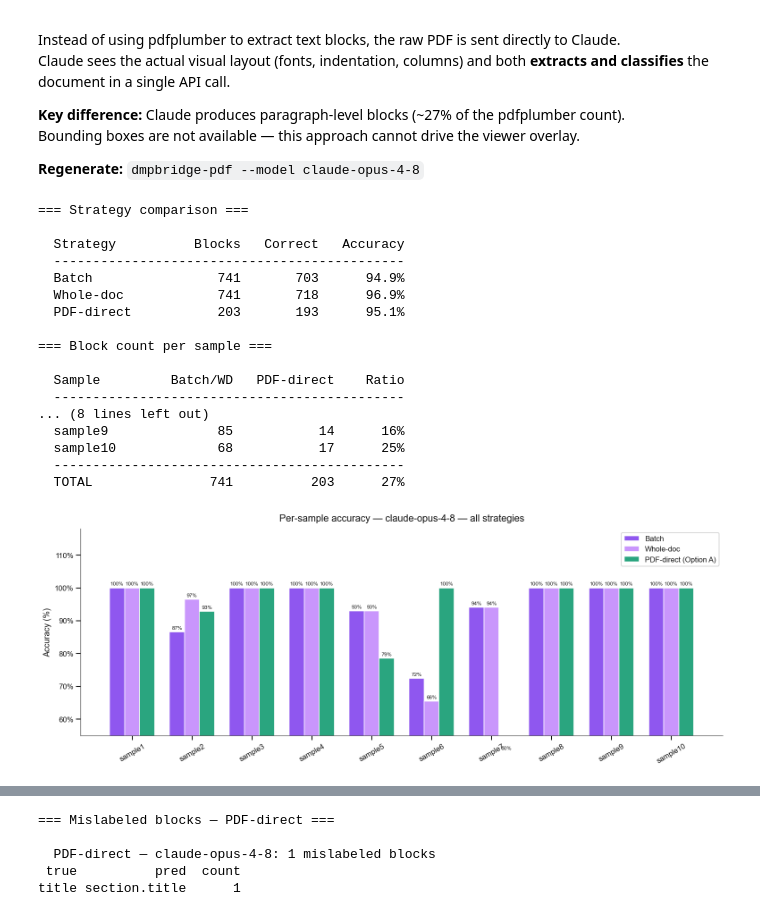
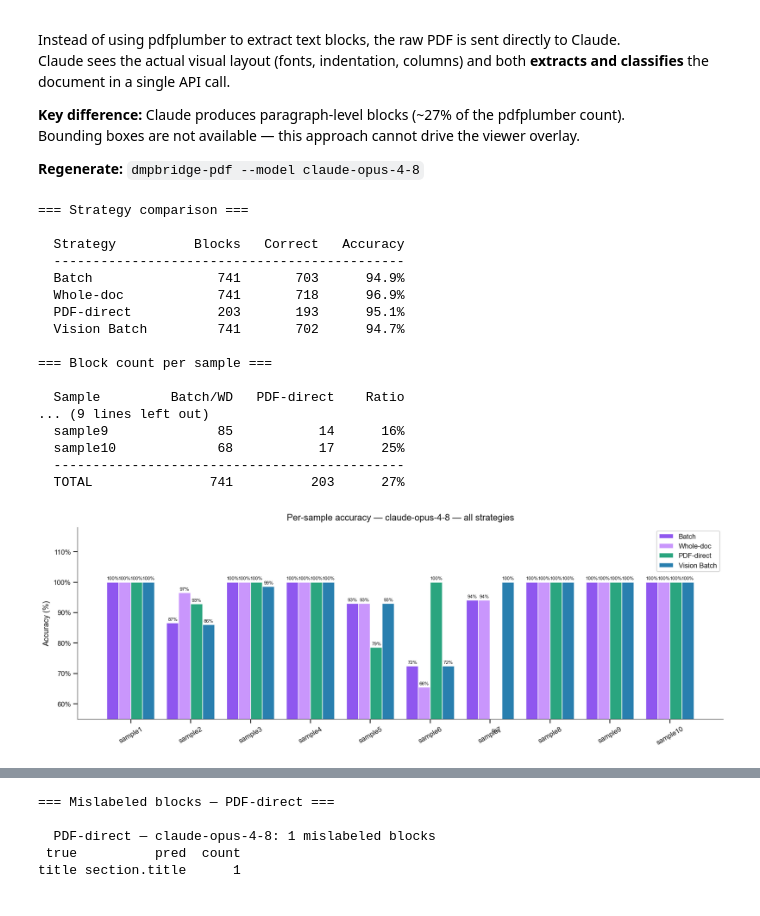
Before and after one commit to fairdataihub/dmpbridge, a Jupyter notebook: notebooks/006_claude-opus-4-8.ipynb, the cells around one changed output, grey strips where cells are left out. Saved outputs shown, nothing was run; the diff lists cells and outputs as text; code cells hidden in the pictures.

```diff
--- a/notebooks/006_claude-opus-4-8.ipynb
+++ b/notebooks/006_claude-opus-4-8.ipynb
@@ -30,9 +32,11 @@ MODEL_DISPLAY = "claude-opus-4-8"
 COLOR_BATCH   = "#7c3aed"   # purple
 COLOR_WHOLE   = "#c084fc"   # light purple
 COLOR_PDF     = "#059669"   # green
+COLOR_VISION  = "#0369a1"   # blue
 CMAP_BATCH    = "Purples"
 CMAP_WHOLE    = "RdPu"
 CMAP_PDF      = "Greens"
+CMAP_VISION   = "Blues"
 # %%
 from dmpbridge.evaluation.evaluate import (
     extract_gold, evaluate_sample, match,
@@ -57,13 +61,14 @@ plt.rcParams.update({
     "figure.dpi":120,
 })
 
-# File tags: sampleN_{tag}.json
 df_b, conf_b, errs_b = load_method(f"{MODEL_NAME}_batch")
 df_w, conf_w, errs_w = load_method(f"{MODEL_NAME}_whole_doc")
 df_p, conf_p, errs_p = load_method(f"{MODEL_NAME}_pdf")
+df_v, conf_v, errs_v = load_method(f"{MODEL_NAME}_vision")
 
 WHOLEDOC_AVAILABLE = df_w is not None and not df_w.empty
 PDF_AVAILABLE      = df_p is not None and not df_p.empty
+VISION_AVAILABLE   = df_v is not None and not df_v.empty
 
 tc_b, tn_b = int(df_b["correct"].sum()), int(df_b["total"].sum())
 print(f"Batch      ({MODEL_NAME}_batch)     : {tc_b}/{tn_b} ({tc_b/tn_b*100:.1f}%)")
@@ -71,12 +76,17 @@ if WHOLEDOC_AVAILABLE:
     tc_w, tn_w = int(df_w["correct"].sum()), int(df_w["total"].sum())
     print(f"Whole-doc  ({MODEL_NAME}_whole_doc) : {tc_w}/{tn_w} ({tc_w/tn_w*100:.1f}%)")
 else:
-    print(f"Whole-doc  : not available — run: dmpbridge-wholedoc --provider anthropic --model {MODEL_DISPLAY}")
+    print(f"Whole-doc  : not available")
 if PDF_AVAILABLE:
     tc_p, tn_p = int(df_p["correct"].sum()), int(df_p["total"].sum())
     print(f"PDF-direct ({MODEL_NAME}_pdf)       : {tc_p}/{tn_p} ({tc_p/tn_p*100:.1f}%)  [{tn_p} blocks vs {tn_b} pdfplumber]")
 else:
     print(f"PDF-direct : not available — run: dmpbridge-pdf --model {MODEL_DISPLAY}")
+if VISION_AVAILABLE:
+    tc_v, tn_v = int(df_v["correct"].sum()), int(df_v["total"].sum())
+    print(f"Vision     ({MODEL_NAME}_vision)    : {tc_v}/{tn_v} ({tc_v/tn_v*100:.1f}%)")
+else:
+    print(f"Vision     : not available — run: dmpbridge-experiment experiments/claude-opus-4-8-vision.yaml")
 # %% [output]
 Batch      (claude-opus-4-8_batch)     : 703/741 (94.9%)
 Whole-doc  (claude-opus-4-8_whole_doc) : 718/741 (96.9%)
@@ -419,32 +451,35 @@ Bounding boxes are not available — this approach cannot drive the viewer overl
 **Regenerate:** `dmpbridge-pdf --model claude-opus-4-8`
 # %%
 if PDF_AVAILABLE:
-    # ── Accuracy + block count comparison ────────────────────────────────────
+    # ── All-strategy accuracy comparison ─────────────────────────────────
     print("=== Strategy comparison ===\n")
     rows_cmp = [
-        ("Batch",       df_b, tn_b),
-        ("Whole-doc",   df_w, tn_b),
-        ("PDF-direct",  df_p, tn_p),
+        ("Batch",        df_b),
+        ("Whole-doc",    df_w),
+        ("PDF-direct",   df_p),
     ]
+    if VISION_AVAILABLE:
+        rows_cmp.append(("Vision Batch", df_v))
     hdr = f"  {'Strategy':<14}  {'Blocks':>8}  {'Correct':>8}  {'Accuracy':>9}"
     print(hdr)
     print("  " + "-" * (len(hdr) - 2))
-    for label, df, tn in rows_cmp:
-        tc = int(df["correct"].sum())
+    for label, df in rows_cmp:
+        if df is None or df.empty: continue
+        tc_ = int(df["correct"].sum())
         tn_ = int(df["total"].sum())
-        print(f"  {label:<14}  {tn_:>8}  {tc:>8}  {tc/tn_*100:>8.1f}%")
+        print(f"  {label:<14}  {tn_:>8}  {tc_:>8}  {tc_/tn_*100:>8.1f}%")
 
-    # ── Block count per sample ────────────────────────────────────────────────
+    # ── Block count per sample (pdfplumber vs pdf-direct) ────────────────
     print("\n=== Block count per sample ===\n")
     hdr2 = f"  {'Sample':<12}  {'Batch/WD':>9}  {'PDF-direct':>11}  {'Ratio':>7}"
     print(hdr2)
     print("  " + "-" * (len(hdr2) - 2))
     for _, rb in df_b.iterrows():
         s   = rb["sample"]
-        nb  = int(rb["total"])
+        nb_ = int(rb["total"])
         rp  = df_p[df_p["sample"] == s]
         np_ = int(rp["total"].iloc[0]) if not rp.empty else 0
-        print(f"  {s:<12}  {nb:>9}  {np_:>11}  {np_/nb*100:>6.0f}%")
+        print(f"  {s:<12}  {nb_:>9}  {np_:>11}  {np_/nb_*100:>6.0f}%")
     print("  " + "-" * (len(hdr2) - 2))
     print(f"  {'TOTAL':<12}  {tn_b:>9}  {tn_p:>11}  {tn_p/tn_b*100:>6.0f}%")
 else:
@@ -457,45 +492,48 @@ else:
   Batch                741       703      94.9%
   Whole-doc            741       718      96.9%
   PDF-direct           203       193      95.1%
+  Vision Batch         741       702      94.7%
 
 === Block count per sample ===
 
   Sample         Batch/WD   PDF-direct    Ratio
-  ---------------------------------------------
-... (8 lines left out)
+... (9 lines left out)
   sample9              85           14      16%
   sample10             68           17      25%
   ---------------------------------------------
   TOTAL               741          203      27%
 # %%
 if PDF_AVAILABLE:
-    # ── Per-sample accuracy — all 3 strategies side by side ──────────────────
     samples_ordered = df_b["sample"].tolist()
     x = range(len(samples_ordered))
-    w = 0.25
 
-    acc_b_ = df_b.set_index("sample").loc[samples_ordered, "accuracy"] * 100
-    acc_w_ = df_w.set_index("sample").loc[samples_ordered, "accuracy"] * 100
-    acc_p_ = df_p.set_index("sample").loc[samples_ordered, "accuracy"] * 100
+    plot_strats = [
+        ("Batch",        df_b, COLOR_BATCH,  True),
+        ("Whole-doc",    df_w, COLOR_WHOLE,  WHOLEDOC_AVAILABLE),
+        ("PDF-direct",   df_p, COLOR_PDF,    True),
+        ("Vision Batch", df_v, COLOR_VISION, VISION_AVAILABLE),
+    ]
+    plot_strats = [(lbl, df, col) for lbl, df, col, flag in plot_strats if flag]
+    n_ps = len(plot_strats)
+    w    = 0.8 / n_ps
 
-    fig, ax = plt.subplots(figsize=(13, 5))
-    for offset, acc, color, label in [
-        (-w,   acc_b_, COLOR_BATCH, "Batch"),
-        (0,    acc_w_, COLOR_WHOLE, "Whole-doc"),
-        (+w,   acc_p_, COLOR_PDF,   "PDF-direct (Option A)"),
-    ]:
+    fig, ax = plt.subplots(figsize=(14, 5))
+    for i, (lbl, df, color) in enumerate(plot_strats):
+        offset = (i - (n_ps - 1) / 2) * w
+        acc = df.set_index("sample").reindex(samples_ordered)["accuracy"] * 100
         bars = ax.bar([xi + offset for xi in x], acc, width=w,
-                      label=label, color=color, alpha=0.85, edgecolor="white")
+                      label=lbl, color=color, alpha=0.85, edgecolor="white")
         for bar, v in zip(bars, acc):
-            ax.text(bar.get_x() + bar.get_width()/2, bar.get_height() + 0.5,
-                    f"{v:.0f}%", ha="center", va="bottom", fontsize=7)
+            if not pd.isna(v):
+                ax.text(bar.get_x() + bar.get_width()/2, bar.get_height() + 0.5,
+                        f"{v:.0f}%", ha="center", va="bottom", fontsize=7)
 
     ax.set_xticks(list(x)); ax.set_xticklabels(samples_ordered, rotation=30)
     ax.set_ylim(55, 118); ax.set_ylabel("Accuracy (%)")
     ax.set_title(f"Per-sample accuracy — {MODEL_NAME} — all strategies", pad=10)
     ax.yaxis.set_major_formatter(mticker.FuncFormatter(lambda v, _: f"{v:.0f}%"))
     ax.legend(framealpha=0.9); sns.despine(); plt.tight_layout(); plt.show()
 # %% [output]
-[figure, old version]
+[figure, new version]
 # %%
 if PDF_AVAILABLE:
```
Also changed, not shown: parts of 19 cells of this notebook, 4 other files.
